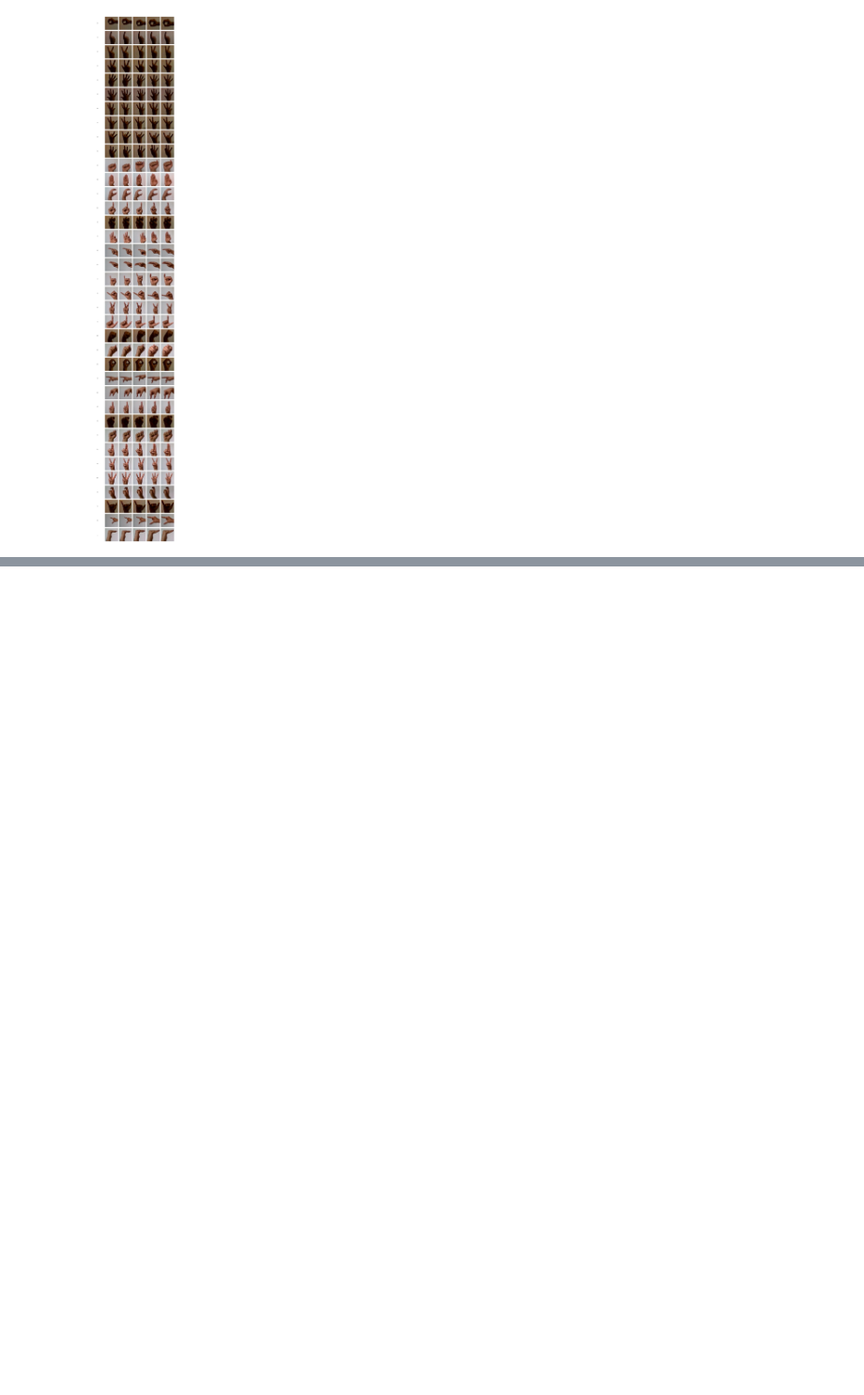
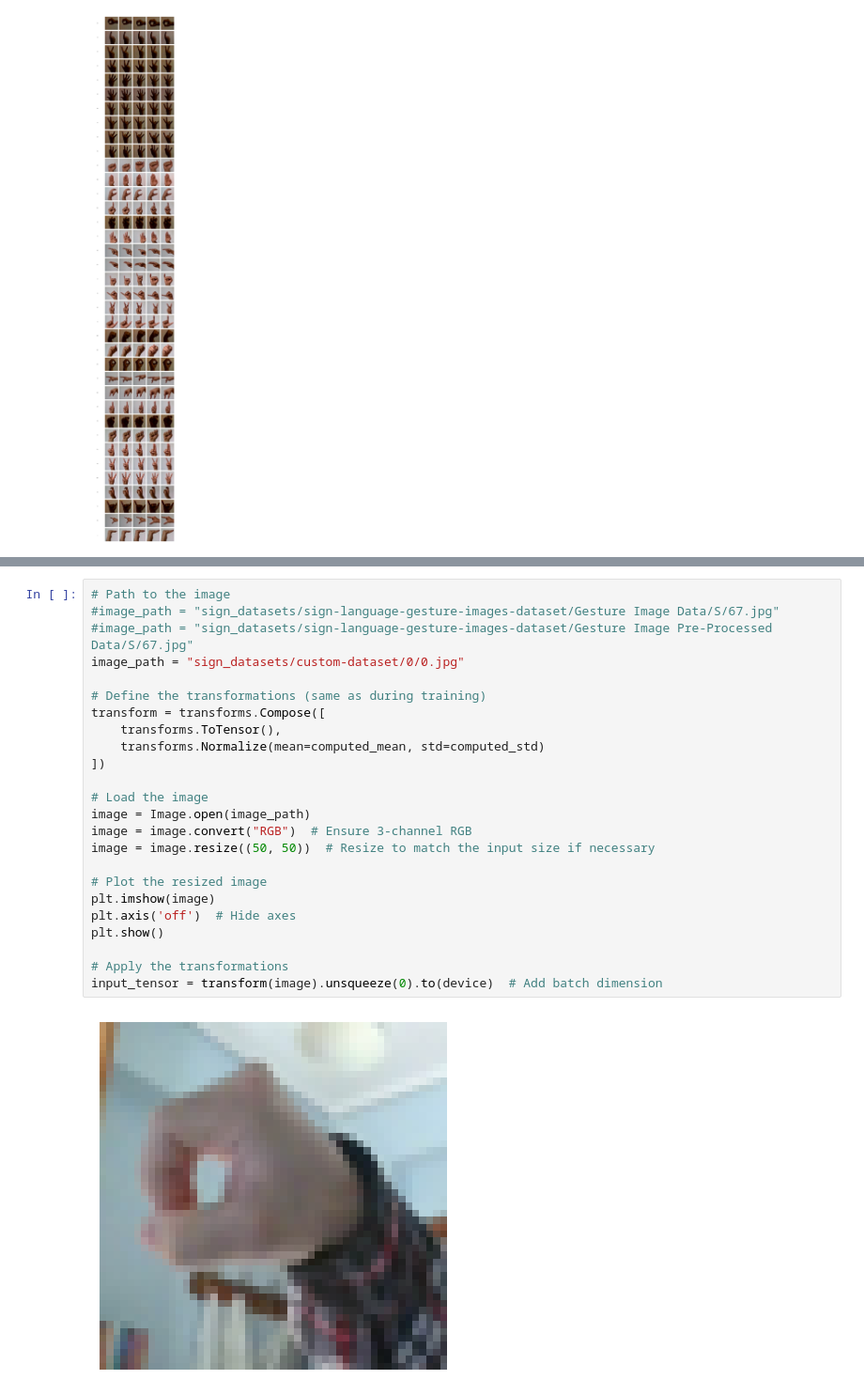
Before and after one commit to panoskorovesis/sign-language-image-detection, a Jupyter notebook: notebooks/pytorch_data_loader.ipynb, the cells around one changed output, grey strips where cells are left out. Shown at 94% size. Drawn from its saved outputs; the diff is of its cells as text; blank space fills up the shorter version.

```diff
--- a/notebooks/pytorch_data_loader.ipynb
+++ b/notebooks/pytorch_data_loader.ipynb
@@ -331,0 +533,26 @@ visualize_images_per_class(dataset, class_names, num_images=5)
+# %%
+# Path to the image
+#image_path = "sign_datasets/sign-language-gesture-images-dataset/Gesture Image Data/S/67.jpg"
+#image_path = "sign_datasets/sign-language-gesture-images-dataset/Gesture Image Pre-Processed Data/S/67.jpg"
+image_path = "sign_datasets/custom-dataset/0/0.jpg"
+
+# Define the transformations (same as during training)
+transform = transforms.Compose([
+    transforms.ToTensor(),
+    transforms.Normalize(mean=computed_mean, std=computed_std)
+])
+
+# Load the image
+image = Image.open(image_path)
+image = image.convert("RGB")  # Ensure 3-channel RGB
+image = image.resize((50, 50))  # Resize to match the input size if necessary
+
+# Plot the resized image
+plt.imshow(image)
+plt.axis('off')  # Hide axes
+plt.show()
+
+# Apply the transformations
+input_tensor = transform(image).unsqueeze(0).to(device)  # Add batch dimension
+# %% [output]
+[figure, added]
```
Also changed, not shown: parts of 10 cells of this notebook.
